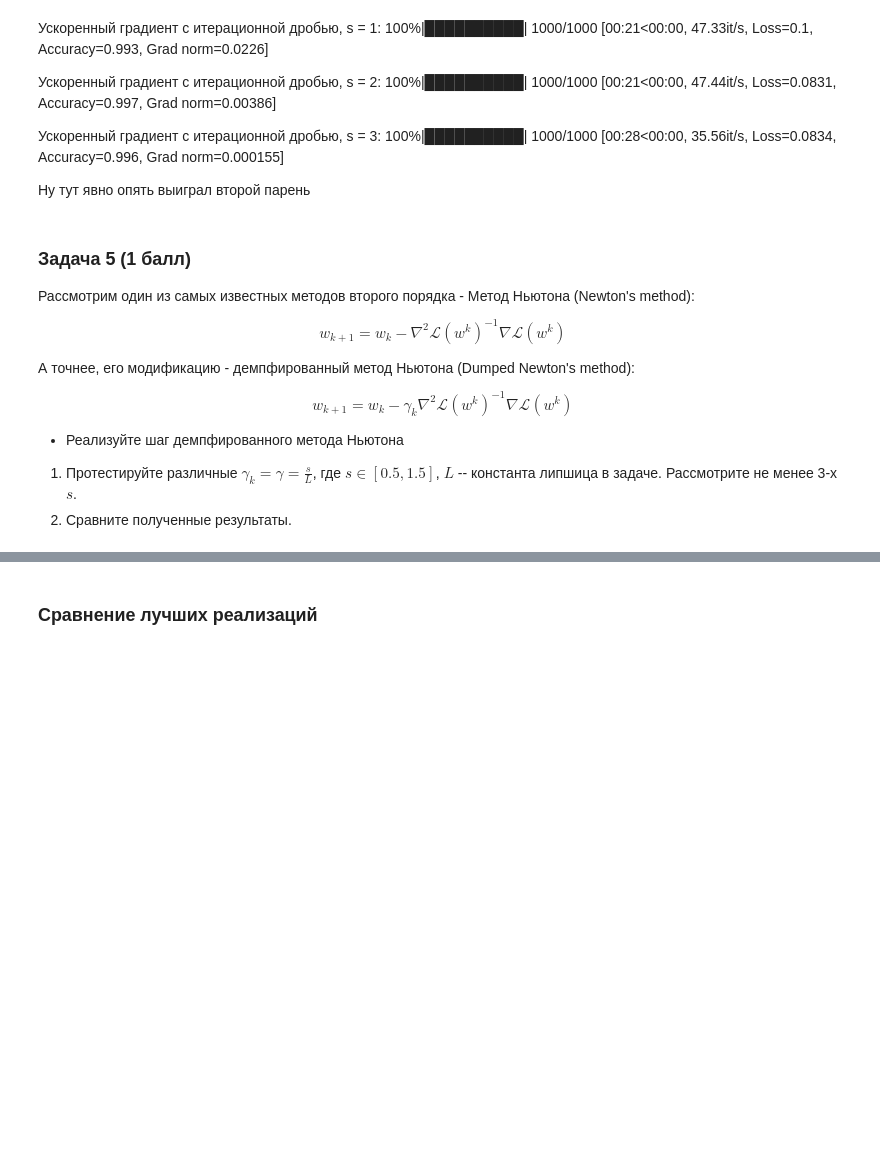
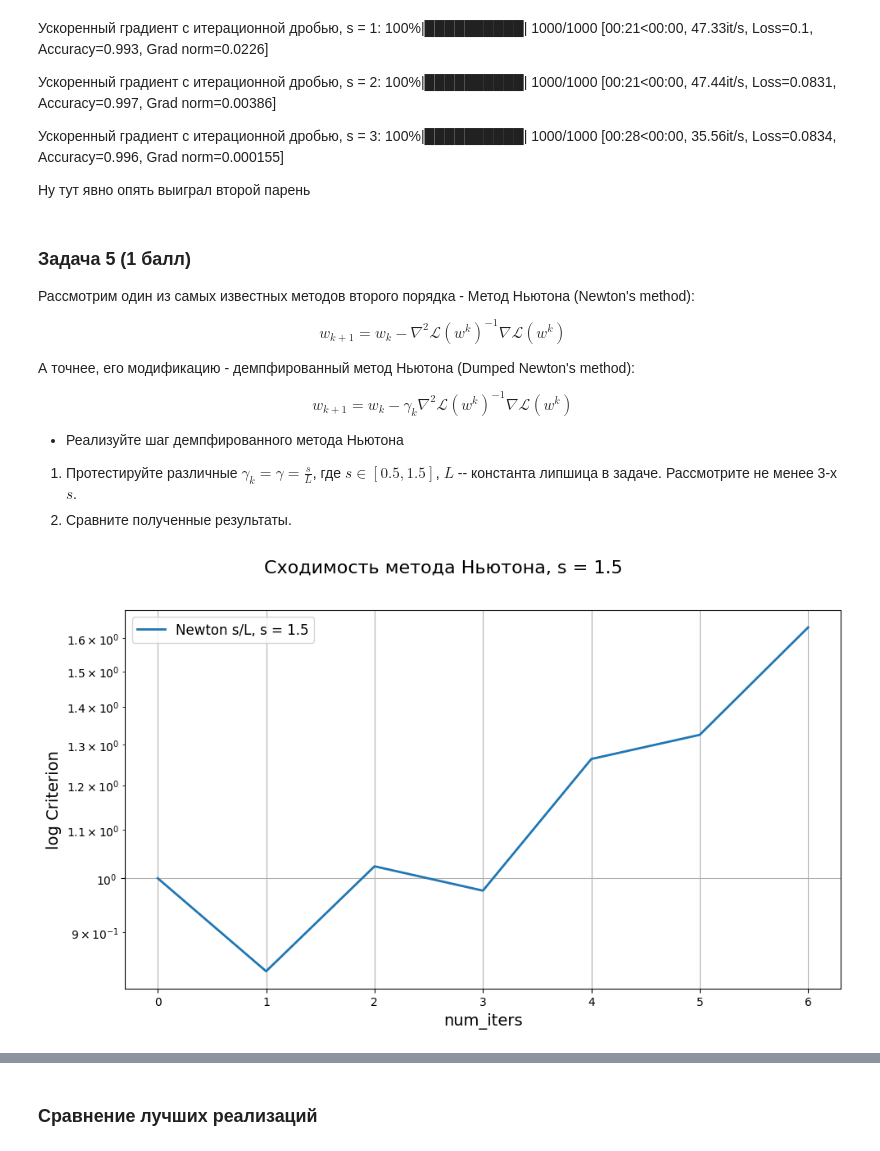
Before and after one commit to Krage56/ml_isp_intro, a Jupyter notebook: hw/hw3/ISP_HW3_LogReg_Opt_HPO.ipynb, the cells around one changed output, grey strips where cells are left out. Cells and saved outputs as stored; diff of their text form; code cells hidden in the pictures; blank space fills up the shorter version.

```diff
--- a/hw/hw3/ISP_HW3_LogReg_Opt_HPO.ipynb
+++ b/hw/hw3/ISP_HW3_LogReg_Opt_HPO.ipynb
@@ -209,7 +282,7 @@ def mush_exp(x: np.ndarray, y: np.ndarray, w: np.ndarray) -> float:
     ###########################
     ### ╰( ͡° ͜ʖ ͡° )つ──☆*:・ﾟ
     ###########################
-    return np.exp(-1.0 * y[:np.newaxis] * np.dot(x, w))
+    return np.exp(-1.0 * y * np.dot(x, w))
 
 
 def mush_f(
@@ -249,7 +322,8 @@ def mush_hess(
     ### ╰( ͡° ͜ʖ ͡° )つ──☆*:・ﾟ
     ###########################
     D = np.diag(sigmoid(w, x, y) * (1 - sigmoid(w, x, y)))
-    return 1 / x.shape[0] * np.transpose(x) @ D @ x + lambda_mush * np.eye(x.shape[1])
+    output = 1 / x.shape[0] * np.transpose(x) @ D @ x + lambda_mush * np.eye(x.shape[1])
+    return output
 
 
 def mush_accuracy(
@@ -351,7 +426,7 @@ def eval_optimizer_step(
     global train_mush_x, train_mush_y
     # train_mush_x = train_mush_x # here is a global variable
     # train_mush_y = train_mush_y
-    grad_norm = np.sqrt(np.sum(np.pow(mush_grad(w, train_mush_x, train_mush_y), 2)))
+    grad_norm = np.sqrt(np.sum(np.pow(mush_grad(w), 2)))
     accuracy = mush_accuracy(w, x, y)
     val_loss = mush_f(w, x, y)
     return [grad_norm, accuracy, val_loss]
@@ -794,10 +869,13 @@ class Newton(ManualSolver):
         ###########################
         ### ╰( ͡° ͜ʖ ͡° )つ──☆*:・ﾟ
         ###########################
-        pass
+        new_w = w - self.lr(k) * (np.linalg.inv(hess_f)) @ grad_f
+        return new_w
 # %%
 1.
 # YOUR CODE HERE:
 ###########################
 ### ╰( ͡° ͜ʖ ͡° )つ──☆*:・ﾟ
 ###########################
+def first_step_kind(s: float, l: float = lipschitz_mush) -> np.float128:
+    return lambda _: s / l
@@ -811,0 +882,12 @@ best_final_newton_res = # put best output here
+# %%
+2.
+# YOUR CODE HERE:
+###########################
+### ╰( ͡° ͜ʖ ͡° )つ──☆*:・ﾟ
+###########################
+s = 1.5
+newton_grad = Newton(lr = first_step_kind(s), name=f"Newton s/L, s = {s}")
+newton_res = test_optimizer(newton_grad)
+plot_results([newton_res], f'Сходимость метода Ньютона, s = {s}')
+# %% [output]
+[figure, added]
```
Also changed, not shown: parts of 24 cells of this notebook.
